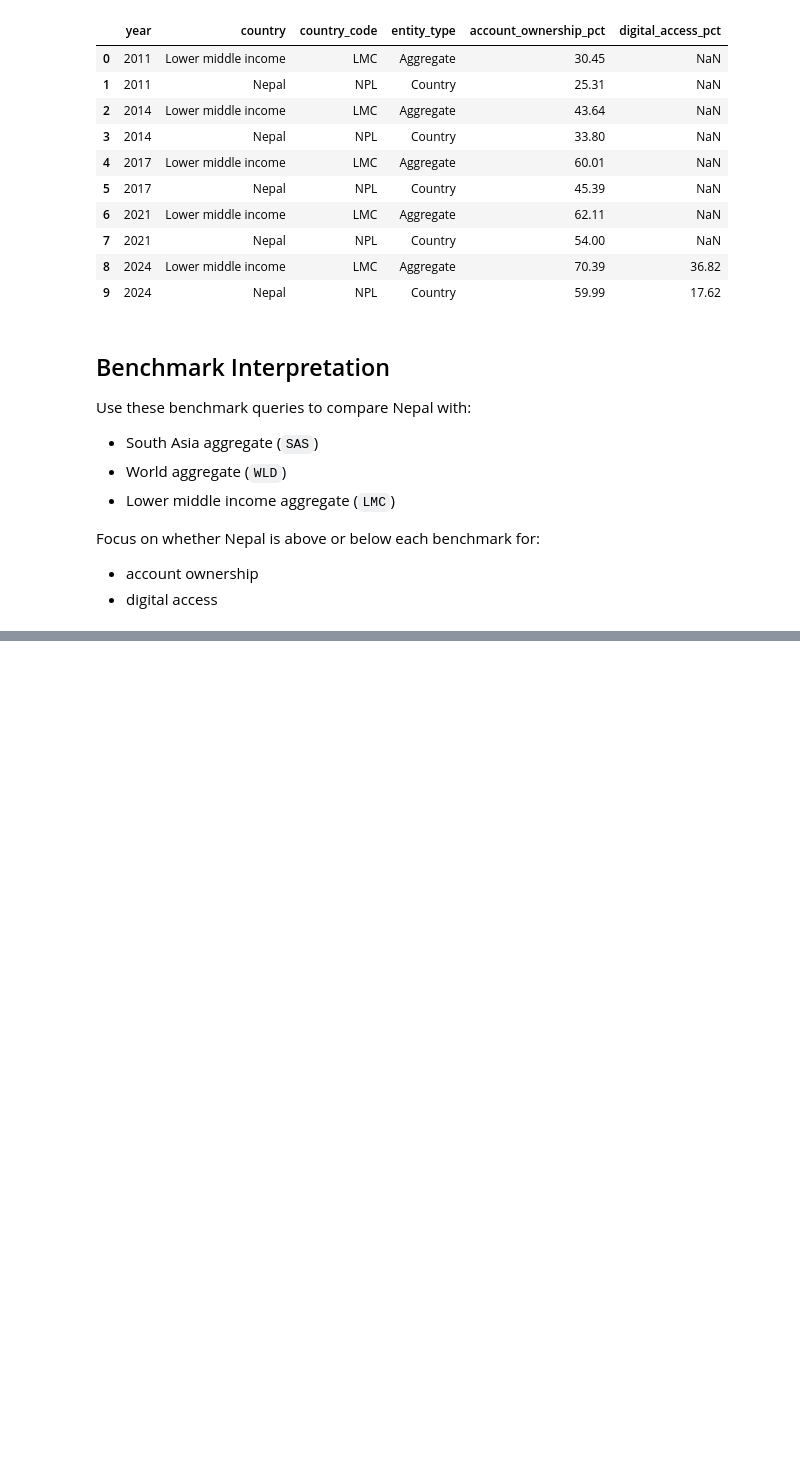
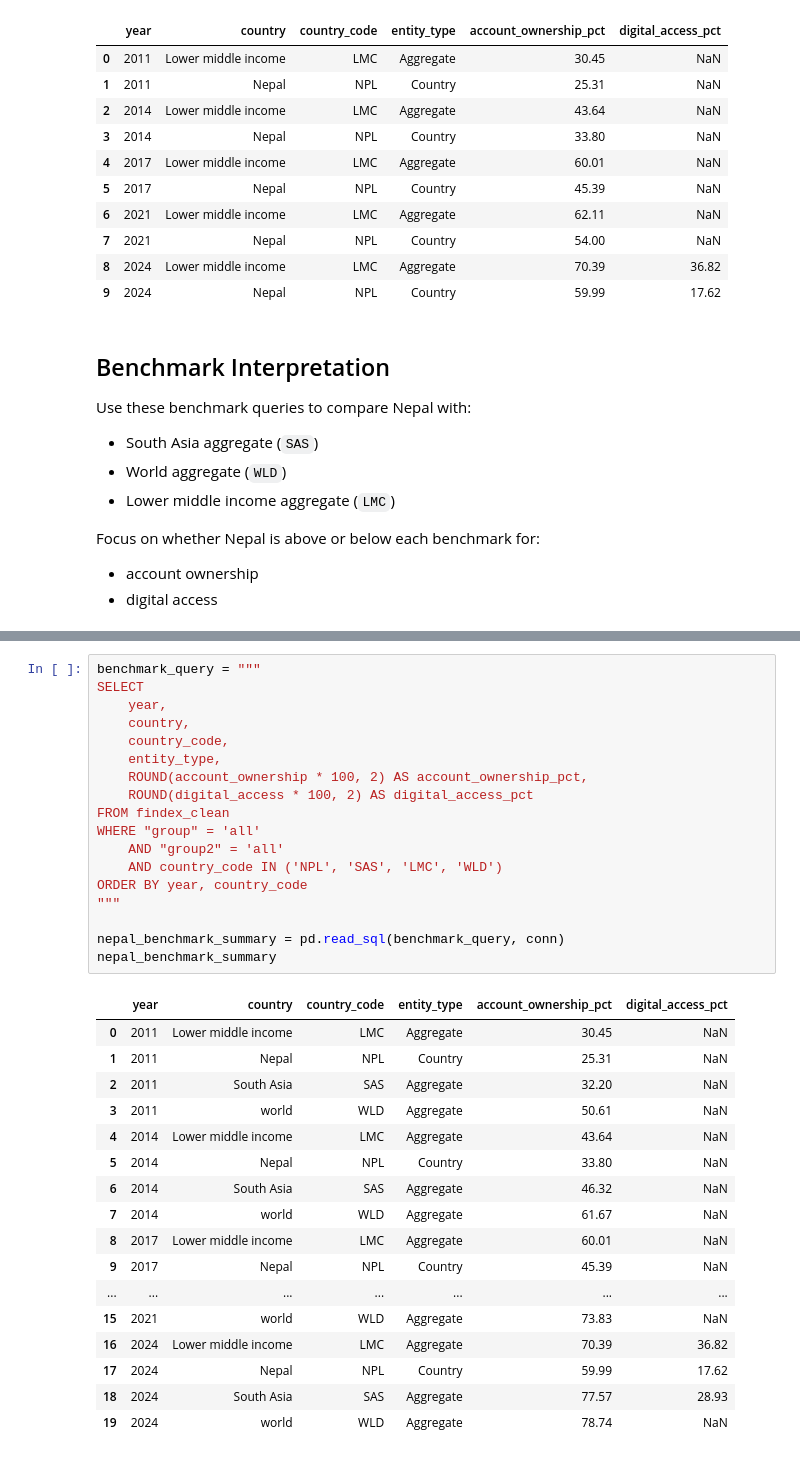
Before and after one commit to brishavrajbahak/financial-inclusion-gap-analysis, a Jupyter notebook: notebooks/03_sql_analysis.ipynb, the cells around one changed output, grey strips where cells are left out. Saved outputs shown, nothing was run; the diff lists cells and outputs as text; blank space fills up the shorter version.

```diff
--- a/notebooks/03_sql_analysis.ipynb
+++ b/notebooks/03_sql_analysis.ipynb
@@ -408,0 +644,36 @@ Focus on whether Nepal is above or below each benchmark for:
+# %%
+benchmark_query = """
+SELECT
+    year,
+    country,
+    country_code,
+    entity_type,
+    ROUND(account_ownership * 100, 2) AS account_ownership_pct,
+    ROUND(digital_access * 100, 2) AS digital_access_pct
+FROM findex_clean
+WHERE "group" = 'all'
+    AND "group2" = 'all'
+    AND country_code IN ('NPL', 'SAS', 'LMC', 'WLD')
+ORDER BY year, country_code
+"""
+
+nepal_benchmark_summary = pd.read_sql(benchmark_query, conn)
+nepal_benchmark_summary
+# %% [output]
+|  | year | country | country_code | entity_type | account_ownership_pct | digital_access_pct |
+| 0 | 2011 | Lower middle income | LMC | Aggregate | 30.45 | NaN |
+| 1 | 2011 | Nepal | NPL | Country | 25.31 | NaN |
+| 2 | 2011 | South Asia | SAS | Aggregate | 32.20 | NaN |
+| 3 | 2011 | world | WLD | Aggregate | 50.61 | NaN |
+| 4 | 2014 | Lower middle income | LMC | Aggregate | 43.64 | NaN |
+| 5 | 2014 | Nepal | NPL | Country | 33.80 | NaN |
+| 6 | 2014 | South Asia | SAS | Aggregate | 46.32 | NaN |
+| 7 | 2014 | world | WLD | Aggregate | 61.67 | NaN |
+| 8 | 2017 | Lower middle income | LMC | Aggregate | 60.01 | NaN |
+| 9 | 2017 | Nepal | NPL | Country | 45.39 | NaN |
+| ... | ... | ... | ... | ... | ... | ... |
+| 15 | 2021 | world | WLD | Aggregate | 73.83 | NaN |
+| 16 | 2024 | Lower middle income | LMC | Aggregate | 70.39 | 36.82 |
+| 17 | 2024 | Nepal | NPL | Country | 59.99 | 17.62 |
+| 18 | 2024 | South Asia | SAS | Aggregate | 77.57 | 28.93 |
+| 19 | 2024 | world | WLD | Aggregate | 78.74 | NaN |
```
Also changed, not shown: parts of 26 cells of this notebook, 3 other files.
